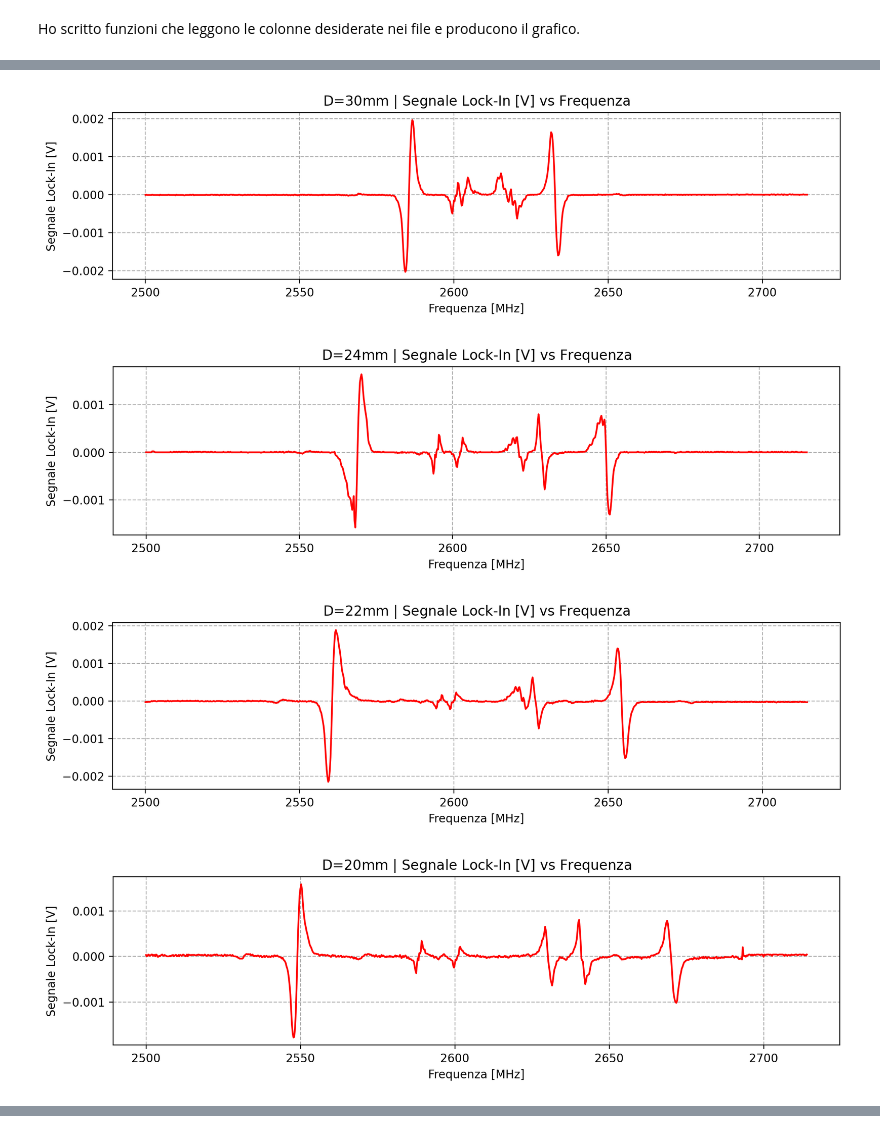
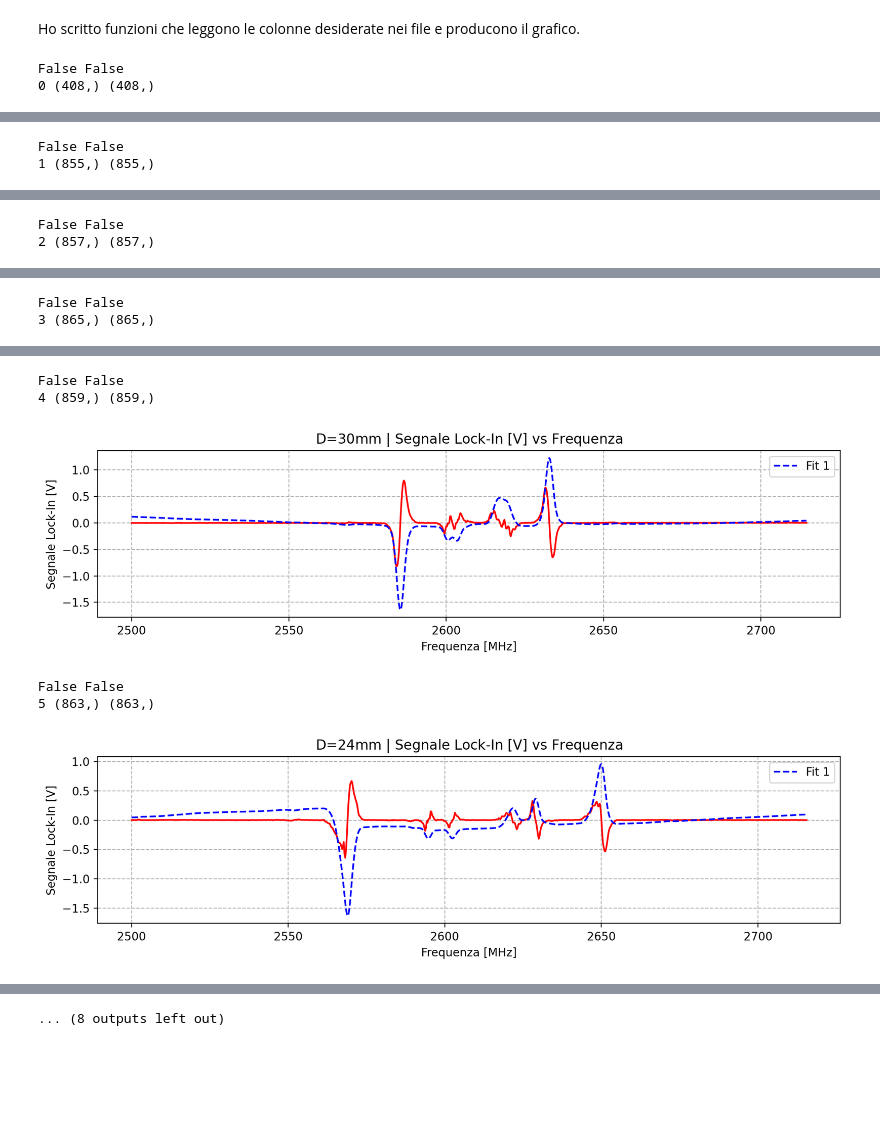
Before and after one commit to zosojack/lab-ss-2, a Jupyter notebook: PARTE 4: ODMR/freq_vs_B_locked_2.ipynb, the cells around one changed output, grey strips where cells are left out. Saved outputs shown, nothing was run; the diff lists cells and outputs as text; code cells hidden in the pictures; blank space fills up the shorter version.

Commit message:
fit odmr

```diff
--- a/PARTE 4: ODMR/freq_vs_B_locked_2.ipynb
+++ b/PARTE 4: ODMR/freq_vs_B_locked_2.ipynb
@@ -7,10 +7,15 @@
 # %% [markdown]
 Ho scritto funzioni che leggono le colonne desiderate nei file e producono il grafico.
 # %%
-from analysis_subroutines import *
+
+from odmr_subroutines.analysis_subroutines import *
+from scipy.integrate import cumulative_trapezoid
+from scipy.signal import savgol_filter
+from scipy.signal import detrend
+
 
 def build_name (dist):
-    return f"data/cristallo2_aligned/odmr_dist_{dist}.csv"
+    return f"data/cristallo2_aligned_cleaned/odmr_dist_{dist}_cleaned.csv"
 
 distanze = [17, 19, 20, 22, 24, 30, 33, 39, 40, 1000]
 
@@ -21,6 +26,22 @@ for i, dist in enumerate( reversed(distanze) ):
     spettro = leggi_file_odmr(nome)
     # correggo lo spettro lock-in
     spettro = trasla_spettro_lock_in(spettro)
+
+    # Integrazione rispetto alla frequenza
+    f = np.asarray(spettro['freq']).ravel()
+    l = np.asarray(spettro['lock']).ravel()
+    print(np.any(np.isnan(f)), np.any(np.isnan(l)))
+    print(i, f.shape, l.shape)  # controllo
+
+    # Filtra il segnale lock-in per rimuovere rumore ad alta frequenza
+    l_filtered = savgol_filter(l, window_length=11, polyorder=3)
+
+    odmr_raw = cumulative_trapezoid(l_filtered, f, initial=0)
+    # Rimuovi trend lineare (baseline) [non c'è bisogno]
+    # odmr_raw = detrend(odmr_raw, type='linear')
+
     # plotto lo spettro
-    plot_odmr(spettro, key='lock', dist=dist)
+    plot_odmr(spettro, key='lock', dist=dist, fit_curves=[(spettro['freq'], odmr_raw)])
 # %% [output]
+False False
+0 (408,) (408,)
@@ -27,0 +49,2 @@ for i, dist in enumerate( reversed(distanze) ):
+False False
+1 (855,) (855,)
@@ -28,0 +52,2 @@ for i, dist in enumerate( reversed(distanze) ):
+False False
+2 (857,) (857,)
@@ -29,0 +55,2 @@ for i, dist in enumerate( reversed(distanze) ):
+False False
+3 (865,) (865,)
@@ -31,4 +58,6 @@ for i, dist in enumerate( reversed(distanze) ):
+False False
+4 (859,) (859,)
-[figure, old version]
+[figure, new version]
+False False
+5 (863,) (863,)
-[figure, old version]
+[figure, new version]
-[figure, removed]
-[figure, removed]
@@ -36,0 +64 @@ for i, dist in enumerate( reversed(distanze) ):
+... (8 outputs left out)
```
Also changed, not shown: parts of 1 cell of this notebook, 15 other files.
